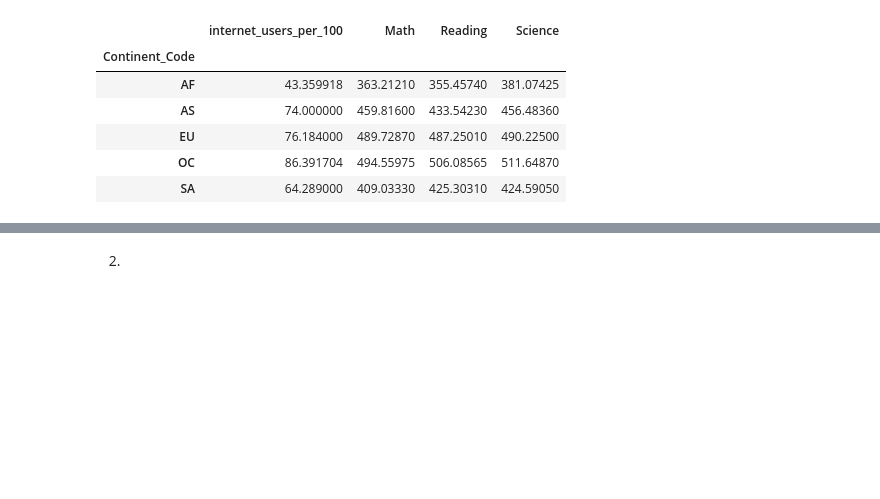
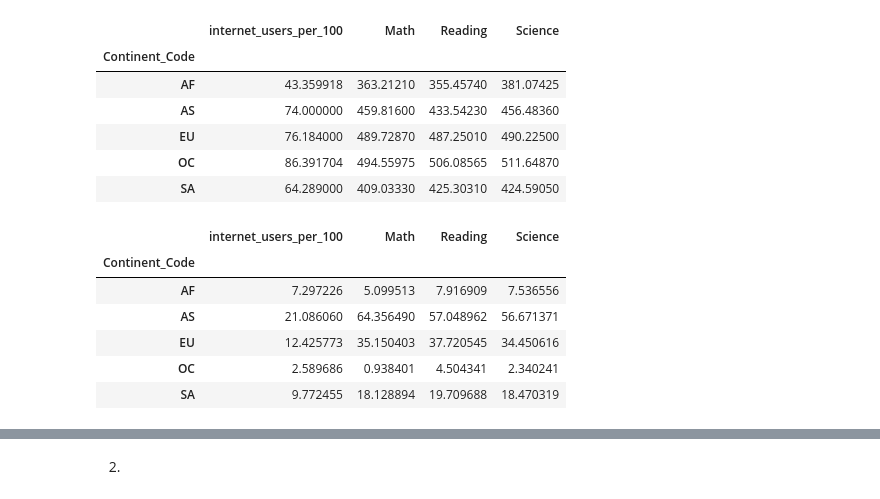
Before and after one commit to Ertugrul-Kurubal/Statistics-With-Python, a Jupyter notebook: Statistics Assignment-4 (Hypothesis Testing).ipynb, the cells around one changed output, grey strips where cells are left out. Drawn from its saved outputs; the diff is of its cells as text; code cells hidden in the pictures; blank space fills up the shorter version.

Commit message:
Continent std and var

```diff
--- a/Statistics Assignment-4 (Hypothesis Testing).ipynb
+++ b/Statistics Assignment-4 (Hypothesis Testing).ipynb
@@ -158,3 +160,13 @@ pisa.groupby("Continent_Code").median()
 | EU | 76.184000 | 489.72870 | 487.25010 | 490.22500 |
 | OC | 86.391704 | 494.55975 | 506.08565 | 511.64870 |
 | SA | 64.289000 | 409.03330 | 425.30310 | 424.59050 |
+# %%
+pisa.groupby("Continent_Code").std()
+# %% [output]
+|  | internet_users_per_100 | Math | Reading | Science |
+| Continent_Code |  |  |  |  |
+| AF | 7.297226 | 5.099513 | 7.916909 | 7.536556 |
+| AS | 21.086060 | 64.356490 | 57.048962 | 56.671371 |
+| EU | 12.425773 | 35.150403 | 37.720545 | 34.450616 |
+| OC | 2.589686 | 0.938401 | 4.504341 | 2.340241 |
+| SA | 9.772455 | 18.128894 | 19.709688 | 18.470319 |
```
Also changed, not shown: parts of 2 cells of this notebook.
